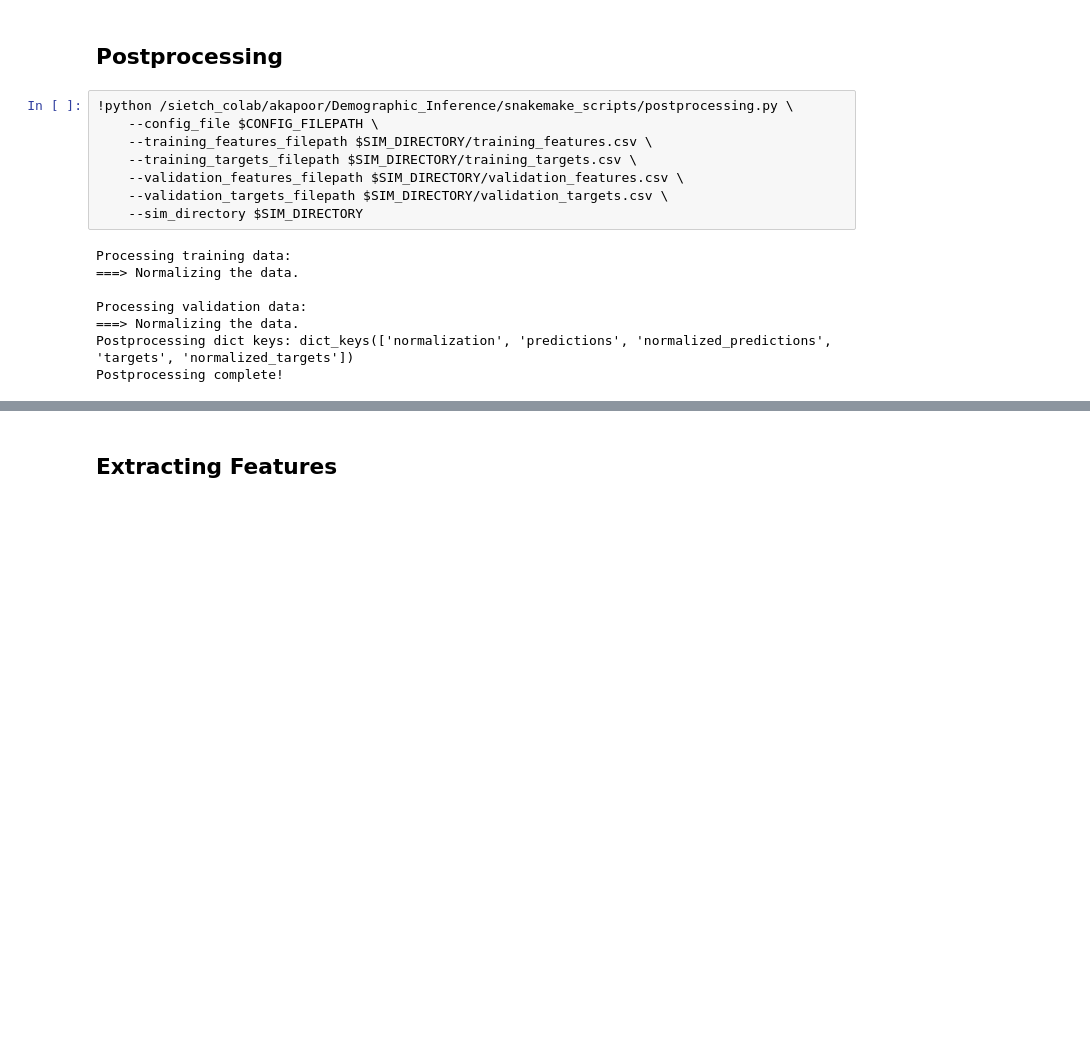
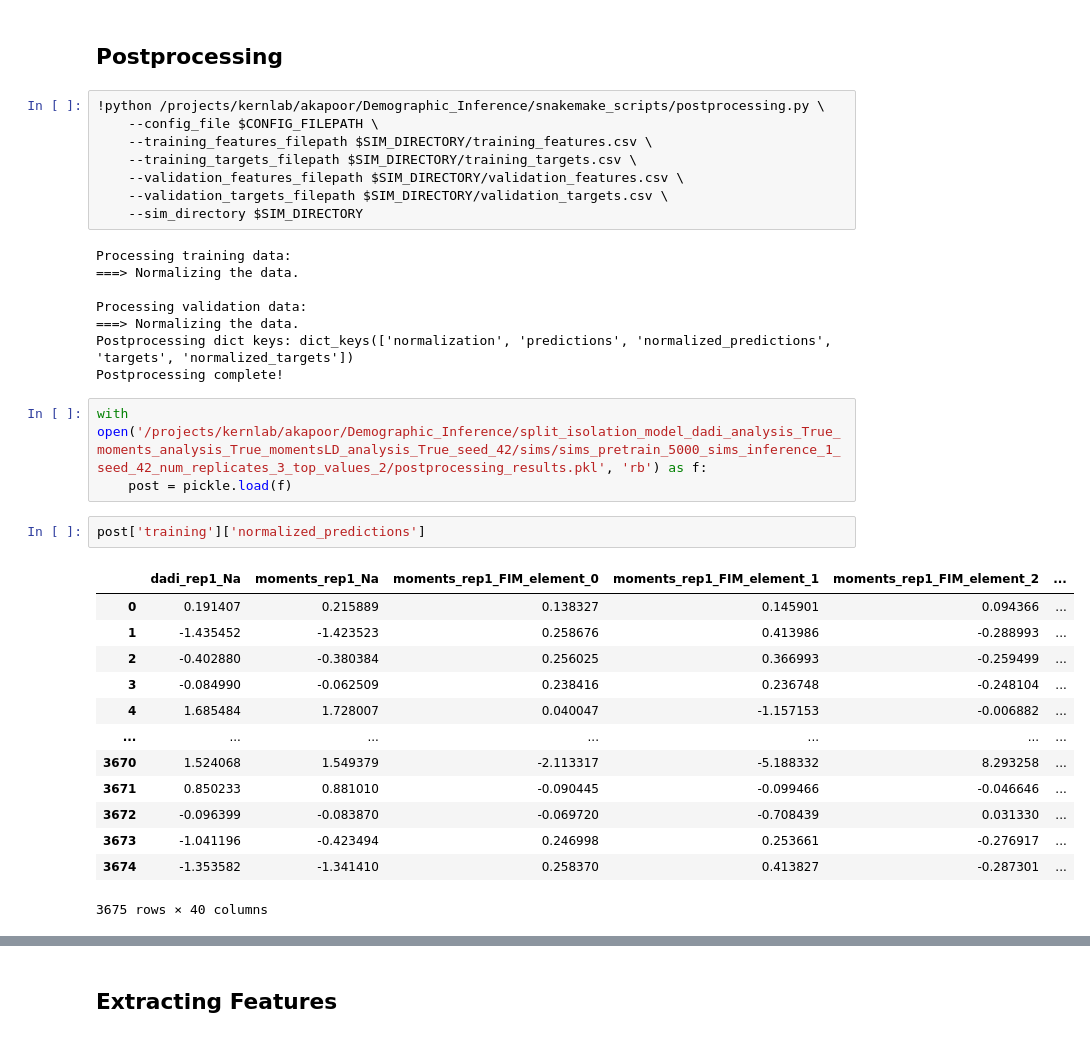
Before and after one commit to ak1376/Demographic_Inference, a Jupyter notebook: notebooks/running_remaining_rules.ipynb, the cells around one changed output, grey strips where cells are left out. Cells and saved outputs as stored; diff of their text form; blank space fills up the shorter version.

```diff
--- a/notebooks/running_remaining_rules.ipynb
+++ b/notebooks/running_remaining_rules.ipynb
@@ -50,7 +59,7 @@ os.environ['PYTHONPATH'] = '/sietch_colab/akapoor/Demographic_Inference:' + os.e
 # %% [markdown]
 ## Postprocessing
 # %%
-!python /sietch_colab/akapoor/Demographic_Inference/snakemake_scripts/postprocessing.py \
+!python /projects/kernlab/akapoor/Demographic_Inference/snakemake_scripts/postprocessing.py \
     --config_file $CONFIG_FILEPATH \
     --training_features_filepath $SIM_DIRECTORY/training_features.csv \
     --training_targets_filepath $SIM_DIRECTORY/training_targets.csv \
@@ -65,3 +74,22 @@ Processing validation data:
 ===> Normalizing the data.
 Postprocessing dict keys: dict_keys(['normalization', 'predictions', 'normalized_predictions', 'targets', 'normalized_targets'])
 Postprocessing complete!
+# %%
+with open('/projects/kernlab/akapoor/Demographic_Inference/split_isolation_model_dadi_analysis_True_moments_analysis_True_momentsLD_analysis_True_seed_42/sims/sims_pretrain_5000_sims_inference_1_seed_42_num_replicates_3_top_values_2/postprocessing_results.pkl', 'rb') as f:
+    post = pickle.load(f)
+# %%
+post['training']['normalized_predictions']
+# %% [output]
+|  | dadi_rep1_Na | moments_rep1_Na | moments_rep1_FIM_element_0 | moments_rep1_FIM_element_1 | moments_rep1_FIM_element_2 | ... |
+| 0 | 0.191407 | 0.215889 | 0.138327 | 0.145901 | 0.094366 | ... |
+| 1 | -1.435452 | -1.423523 | 0.258676 | 0.413986 | -0.288993 | ... |
+| 2 | -0.402880 | -0.380384 | 0.256025 | 0.366993 | -0.259499 | ... |
+| 3 | -0.084990 | -0.062509 | 0.238416 | 0.236748 | -0.248104 | ... |
+| 4 | 1.685484 | 1.728007 | 0.040047 | -1.157153 | -0.006882 | ... |
+| ... | ... | ... | ... | ... | ... | ... |
+| 3670 | 1.524068 | 1.549379 | -2.113317 | -5.188332 | 8.293258 | ... |
+| 3671 | 0.850233 | 0.881010 | -0.090445 | -0.099466 | -0.046646 | ... |
+| 3672 | -0.096399 | -0.083870 | -0.069720 | -0.708439 | 0.031330 | ... |
+| 3673 | -1.041196 | -0.423494 | 0.246998 | 0.253661 | -0.276917 | ... |
+| 3674 | -1.353582 | -1.341410 | 0.258370 | 0.413827 | -0.287301 | ... |
+3675 rows × 40 columns
```
Also changed, not shown: parts of 26 cells of this notebook, 8 other files.
